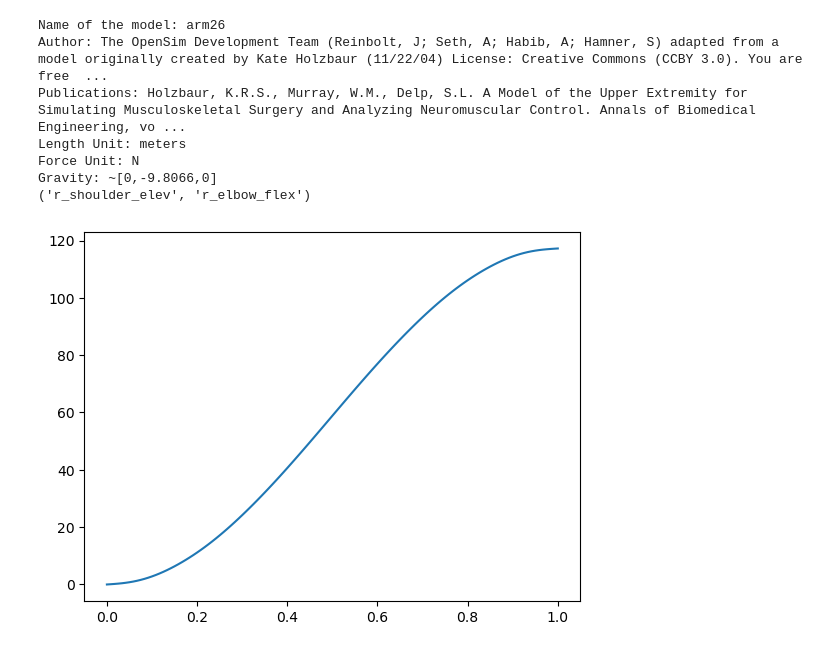
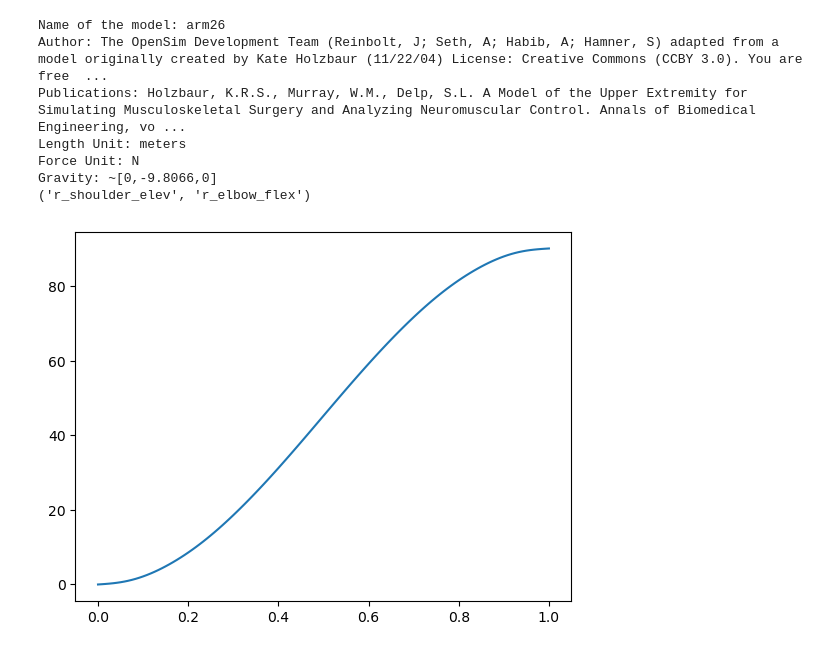
Before and after one commit to aaronjohnsabu1999/flexiforce, a Jupyter notebook: OpenSIMbinding.ipynb, the cells around one changed output. Cells and saved outputs as stored; diff of their text form; code cells hidden in the pictures.

```diff
--- a/OpenSIMbinding.ipynb
+++ b/OpenSIMbinding.ipynb
@@ -38,7 +41,8 @@ Force Unit: N
 Gravity: ~[0,-9.8066,0]
 ('r_shoulder_elev', 'r_elbow_flex')
 # %%
-plt.plot(t, r_elbow_flex*1.3)
+#plt.plot(t, r_shoulder_elev)
+plt.plot(t, r_elbow_flex)
 plt.show()
 # %% [output]
-[figure, old version]
+[figure, new version]
```
Also changed, not shown: parts of 5 cells of this notebook, 8 other files.
